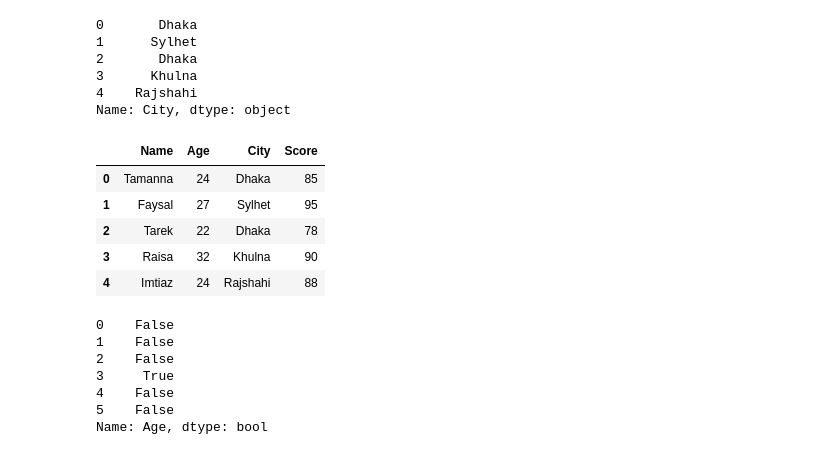
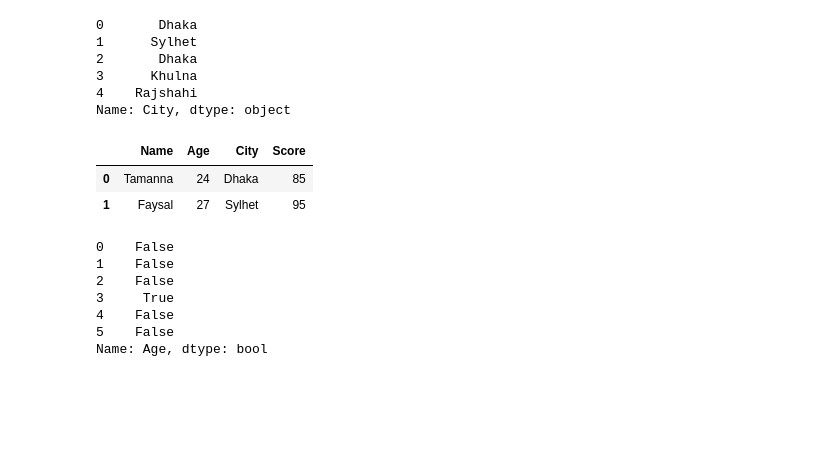
Before and after one commit to ANAHAN07/ClassWorks-of-SongJog, a Jupyter notebook: Python H_W/unit_4_class_2/classwork.ipynb, the cells around one changed output. Cells and saved outputs as stored; diff of their text form; code cells hidden in the pictures; blank space fills up the shorter version.

```diff
--- a/Python H_W/unit_4_class_2/classwork.ipynb
+++ b/Python H_W/unit_4_class_2/classwork.ipynb
@@ -45,14 +45,11 @@ df["City"].head()
 4    Rajshahi
 Name: City, dtype: object
 # %%
-df.head()
+df.head(2)
 # %% [output]
 |  | Name | Age | City | Score |
 | 0 | Tamanna | 24 | Dhaka | 85 |
 | 1 | Faysal | 27 | Sylhet | 95 |
-| 2 | Tarek | 22 | Dhaka | 78 |
-| 3 | Raisa | 32 | Khulna | 90 |
-| 4 | Imtiaz | 24 | Rajshahi | 88 |
 # %%
 df.Age > 30
 # %% [output]
```
Also changed, not shown: parts of 5 cells of this notebook, 3 other files.
